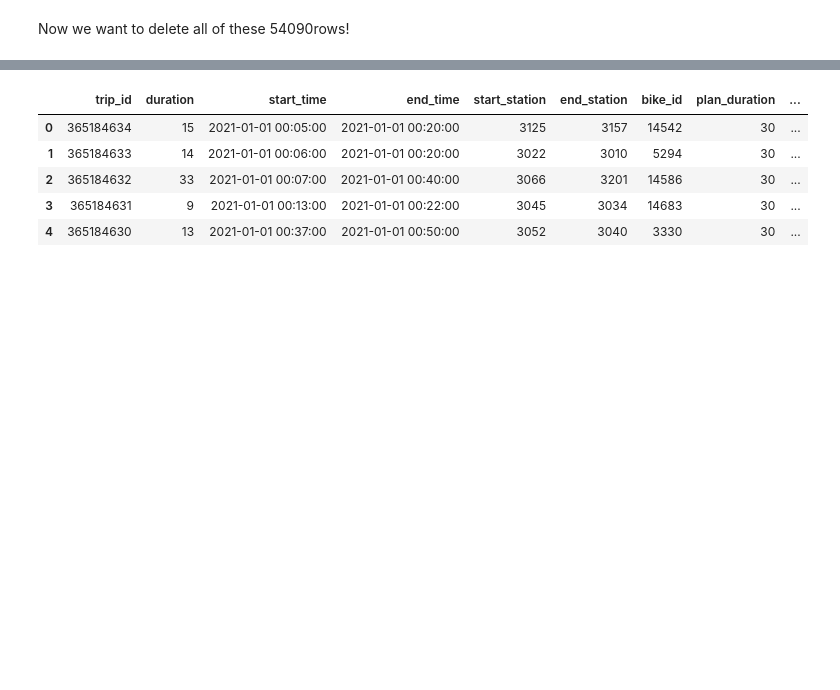
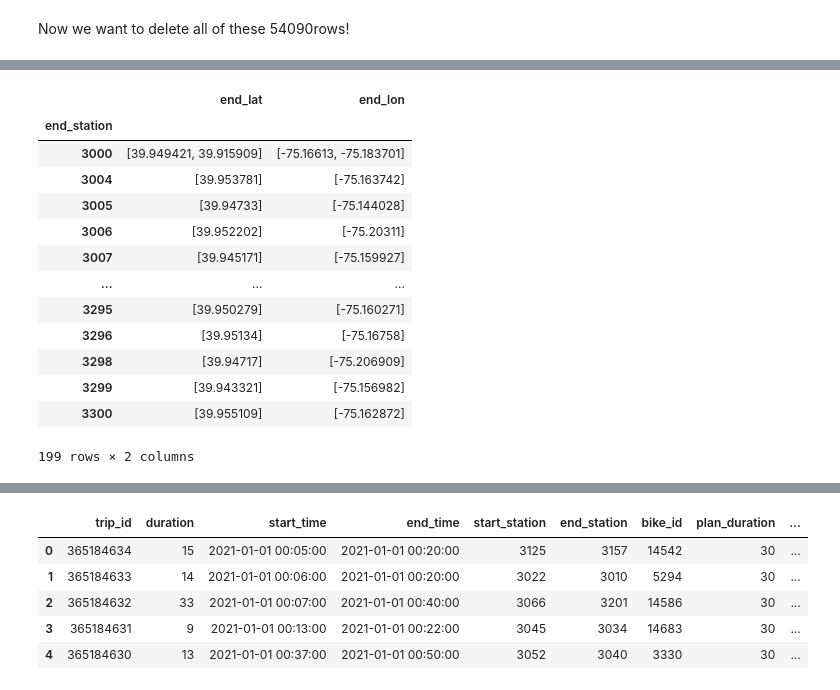
Before and after one commit to weidai19/ChatGPT5.0, a Jupyter notebook: DataExploration.ipynb, the cells around one changed output, grey strips where cells are left out. Cells and saved outputs as stored; diff of their text form; code cells hidden in the pictures; blank space fills up the shorter version.

```diff
--- a/DataExploration.ipynb
+++ b/DataExploration.ipynb
@@ -306,3 +306,20 @@ Date_e                     732
 Weekday_e                    7
 Hour_e                      24
 dtype: int64
+# %%
+station_coords = Phil.groupby("start_station").agg({"start_lat": "unique", "start_lon": "unique"})
+# %%
+# Identify stations with multiple coordinates
+stations_to_unify = station_coords[(station_coords["start_lat"].apply(len) > 1) | (station_coords["start_lon"].apply(len) > 1)].index
+
+# Unify coordinates for stations with multiple coordinates by choosing the first pair
+for station in stations_to_unify:
+    latitudes = station_coords.loc[station, "start_lat"]
+    longitudes = station_coords.loc[station, "start_lon"]
+    unified_lat = latitudes[0]
+    unified_lon = longitudes[0]
+    station_coords.loc[station, "start_lat"] = [unified_lat]
+    station_coords.loc[station, "start_lon"] = [unified_lon]
+
+# Print the updated station_coords DataFrame
+print(station_coords)
@@ -308,0 +349,13 @@ dtype: int64
+# %%
+# Merge station_coords with Phil based on start_station
+merged_df = pd.merge(Phil, station_coords, left_on="start_station", right_index=True, how="left")
+
+# Print the merged DataFrame
+print(merged_df)
+
+# If you want to overwrite the original DataFrame Phil with the merged DataFrame:
+Phil = merged_df
+
+# Access the unified latitude and longitude columns in the merged DataFrame
+unified_latitudes = merged_df["start_lat"]
+unified_longitudes = merged_df["start_lon"]
@@ -309,3 +402,20 @@ dtype: int64
+# %%
+Phil.groupby("end_station").agg({"end_lat": "unique", "end_lon": "unique"})
+# %% [output]
+|  | end_lat | end_lon |
+| end_station |  |  |
+| 3000 | [39.949421, 39.915909] | [-75.16613, -75.183701] |
+| 3004 | [39.953781] | [-75.163742] |
+| 3005 | [39.94733] | [-75.144028] |
+| 3006 | [39.952202] | [-75.20311] |
+| 3007 | [39.945171] | [-75.159927] |
+| ... | ... | ... |
+| 3295 | [39.950279] | [-75.160271] |
+| 3296 | [39.95134] | [-75.16758] |
+| 3298 | [39.94717] | [-75.206909] |
+| 3299 | [39.943321] | [-75.156982] |
+| 3300 | [39.955109] | [-75.162872] |
+199 rows × 2 columns
 # %%
 Phil['start_lat'] = Phil['start_lat'].astype(str)
 Phil['start_lon'] = Phil['start_lon'].astype(str)
```
Also changed, not shown: parts of 28 cells of this notebook.
